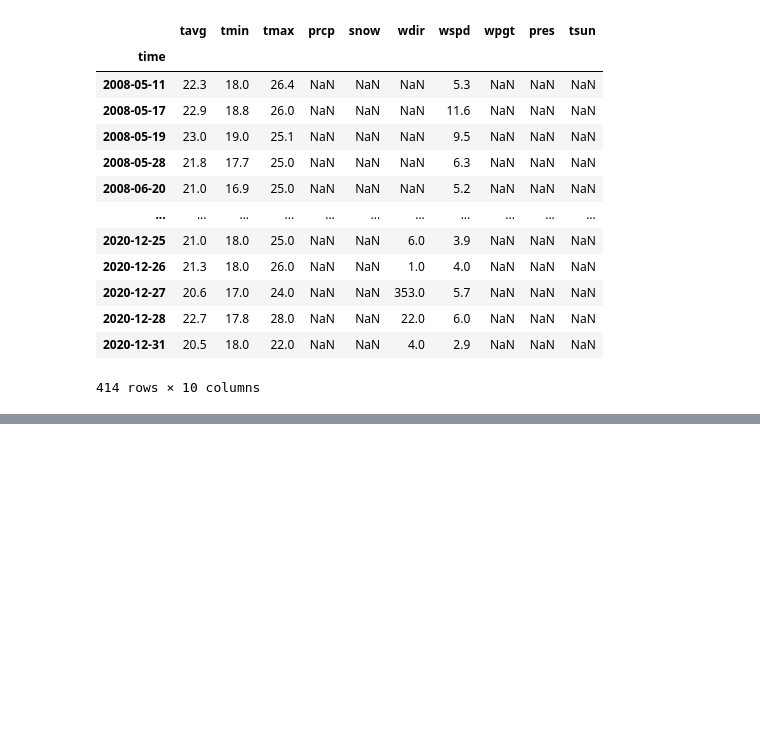
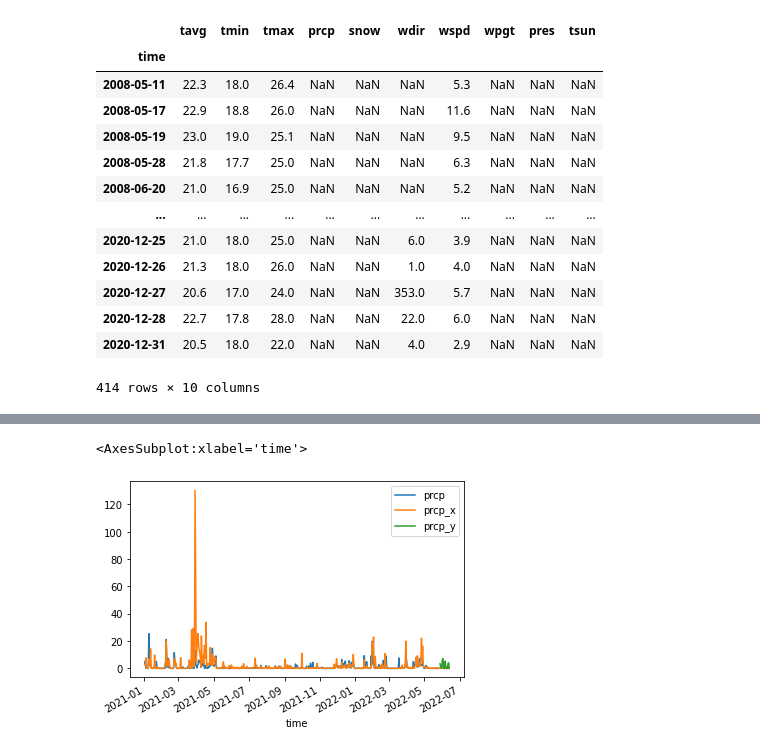
Before and after one commit to MARS-Group-HAW/esida-db, a Jupyter notebook: notebooks/Meteostat import.ipynb, the cells around one changed output, grey strips where cells are left out. Saved outputs shown, nothing was run; the diff lists cells and outputs as text; code cells hidden in the pictures; blank space fills up the shorter version.

```diff
--- a/notebooks/Meteostat import.ipynb
+++ b/notebooks/Meteostat import.ipynb
@@ -104,0 +142,2 @@ data
+# %%
+station_ids = list(gdfx['id'].unique())
@@ -104,0 +148,10 @@ data
+# %%
+dfxs = []
+
+for sid in station_ids:
+    dfxs.append(pd.read_sql('SELECT * FROM meteostat_data \
+        WHERE meteostat_station_id = ' + str(sid), con=get_engine()))
+# %%
+df = dfxs[0]
+for i in range(1, len(dfxs)):
+    df = df.merge(dfxs[i], how='outer', on='time')
@@ -104,0 +181,5 @@ data
+# %%
+df.plot(x='time', y=['prcp', 'prcp_x', 'prcp_y'])
+# %% [output]
+<AxesSubplot:xlabel='time'>
+[figure, added]
```
Also changed, not shown: parts of 23 cells of this notebook.
